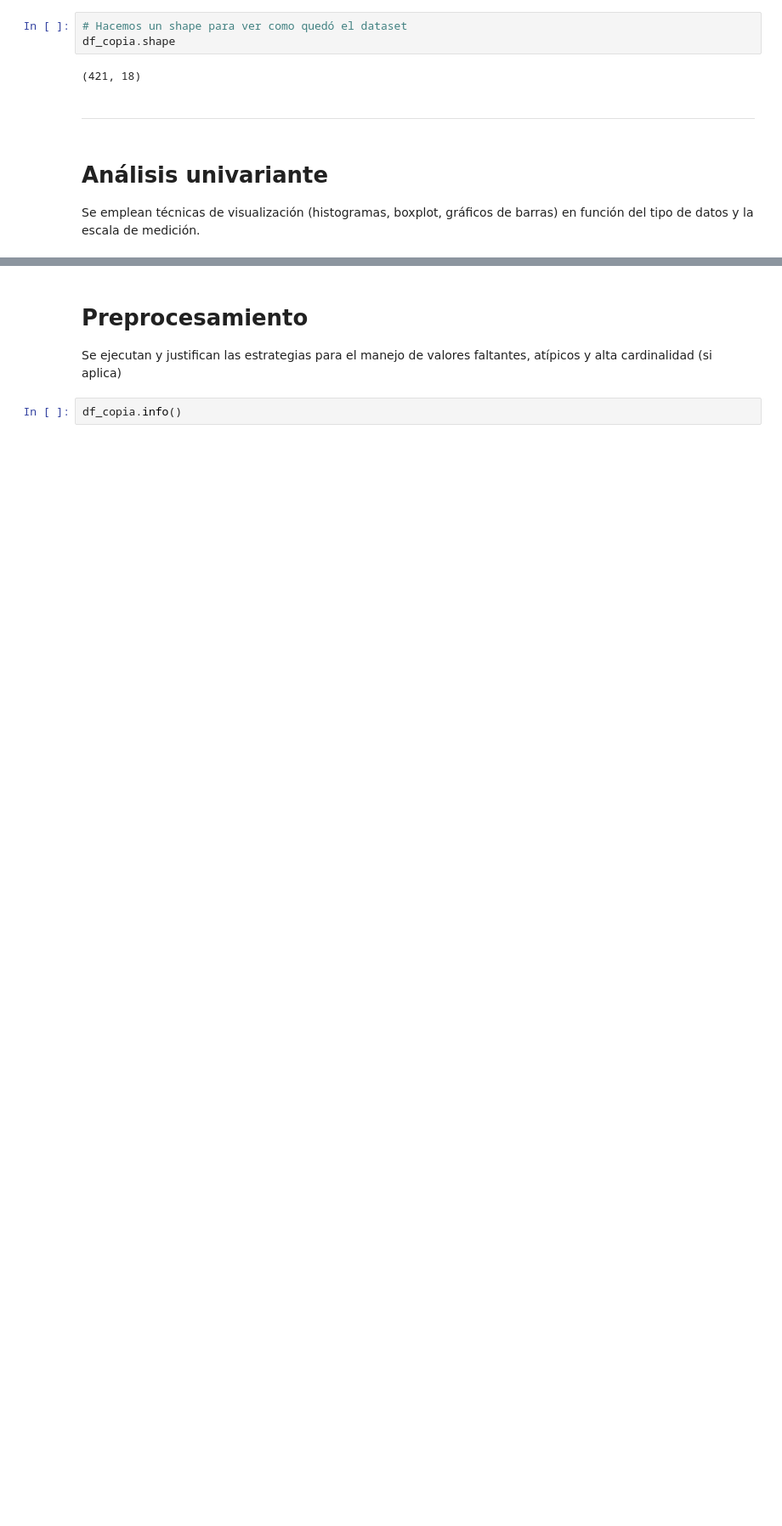
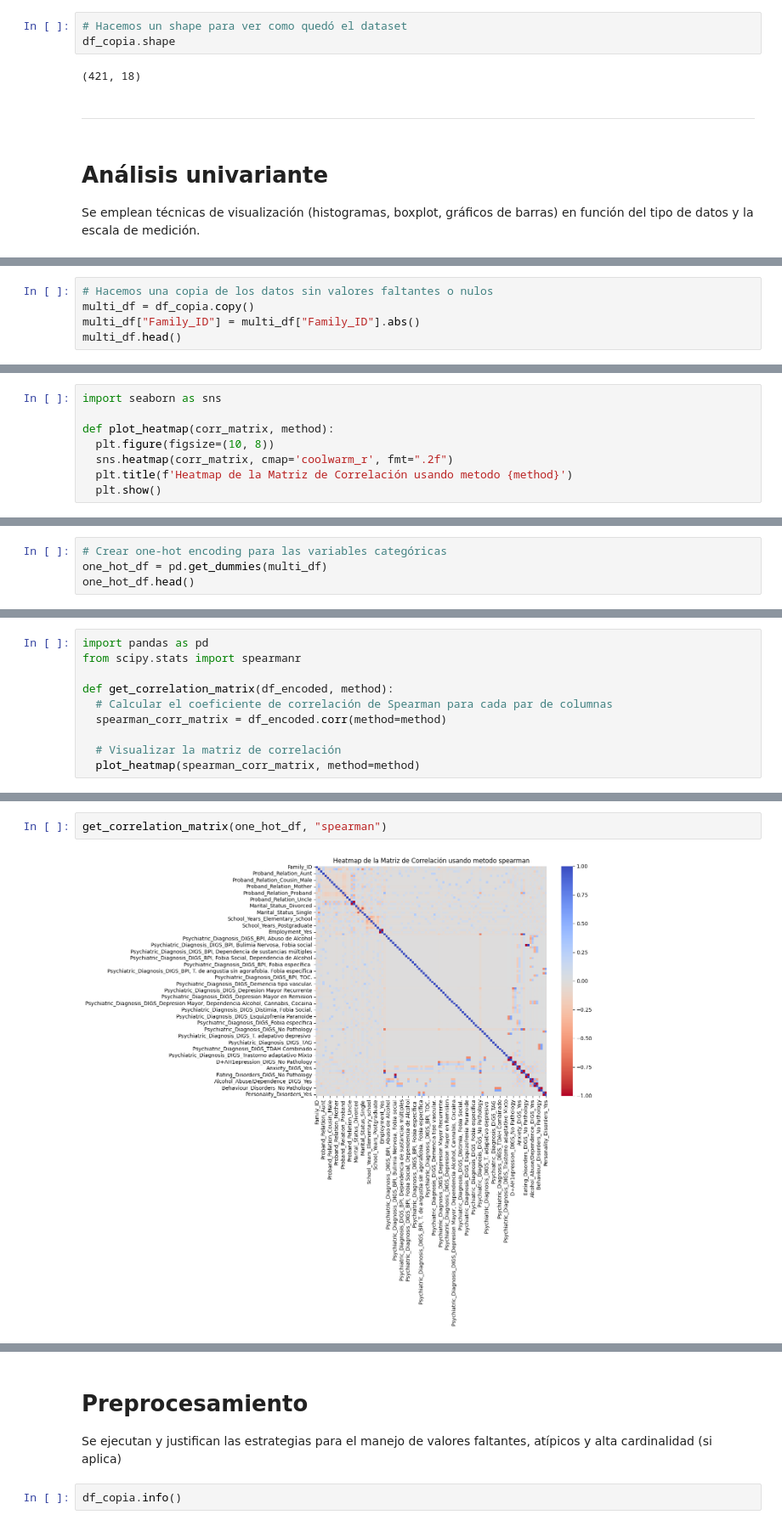
Before and after one commit to A01793101-GMuniz/ProyectoIntegrador, a Jupyter notebook: Avance1/Copia_Avance1_5.ipynb, the cells around one changed output, grey strips where cells are left out. Shown at 85% size. Cells and saved outputs as stored; diff of their text form; blank space fills up the shorter version.

```diff
--- a/Avance1/Copia_Avance1_5.ipynb
+++ b/Avance1/Copia_Avance1_5.ipynb
@@ -401,0 +415,5 @@ Se efectúan análisis de correlación (cuantitativos y gráficos) para explorar
+# %%
+# Hacemos una copia de los datos sin valores faltantes o nulos
+multi_df = df_copia.copy()
+multi_df["Family_ID"] = multi_df["Family_ID"].abs()
+multi_df.head()
@@ -401,0 +427,8 @@ Se efectúan análisis de correlación (cuantitativos y gráficos) para explorar
+# %%
+import seaborn as sns
+
+def plot_heatmap(corr_matrix, method):
+  plt.figure(figsize=(10, 8))
+  sns.heatmap(corr_matrix, cmap='coolwarm_r', fmt=".2f")
+  plt.title(f'Heatmap de la Matriz de Correlación usando metodo {method}')
+  plt.show()
@@ -401,0 +448,4 @@ Se efectúan análisis de correlación (cuantitativos y gráficos) para explorar
+# %%
+# Crear one-hot encoding para las variables categóricas
+one_hot_df = pd.get_dummies(multi_df)
+one_hot_df.head()
@@ -401,0 +488,10 @@ Se efectúan análisis de correlación (cuantitativos y gráficos) para explorar
+# %%
+import pandas as pd
+from scipy.stats import spearmanr
+
+def get_correlation_matrix(df_encoded, method):
+  # Calcular el coeficiente de correlación de Spearman para cada par de columnas
+  spearman_corr_matrix = df_encoded.corr(method=method)
+
+  # Visualizar la matriz de correlación
+  plot_heatmap(spearman_corr_matrix, method=method)
@@ -401,0 +560,4 @@ Se efectúan análisis de correlación (cuantitativos y gráficos) para explorar
+# %%
+get_correlation_matrix(one_hot_df, "spearman")
+# %% [output]
+[figure, added]
```
Also changed, not shown: parts of 24 cells of this notebook.
